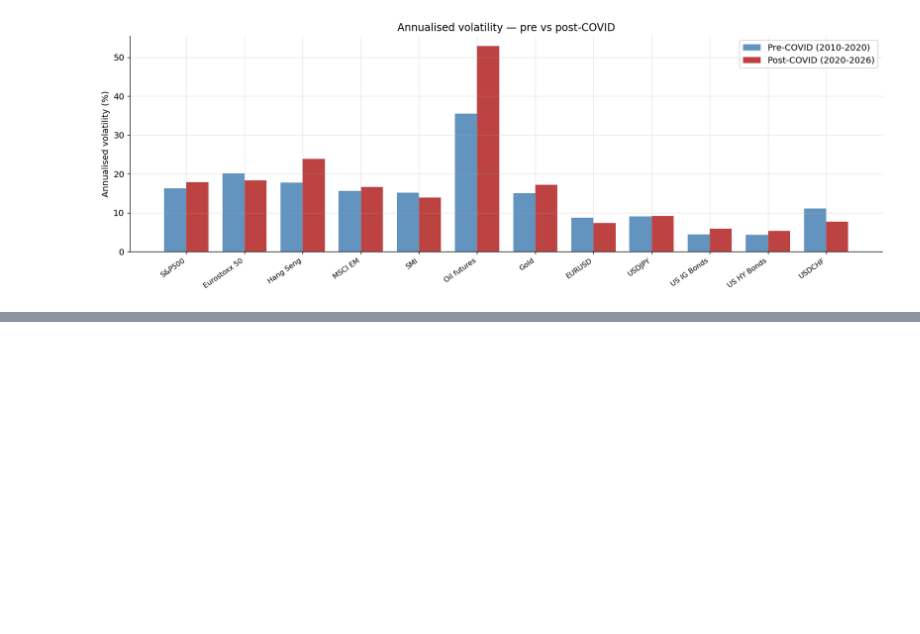
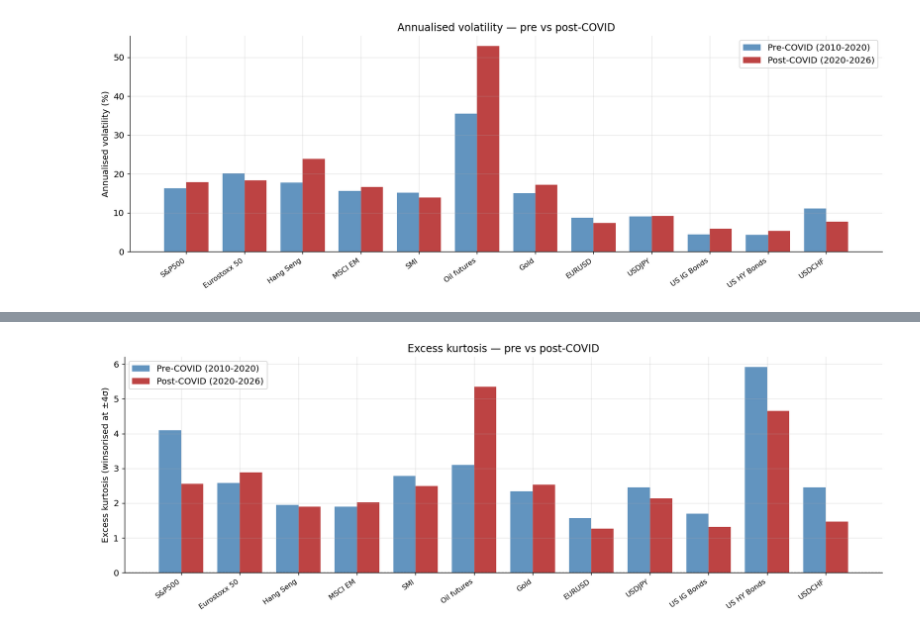
Before and after one commit to hatim8838/EMIF_PROJECT_2, a Jupyter notebook: HATIM_CODE.ipynb, the cells around one changed output, grey strips where cells are left out. Saved outputs shown, nothing was run; the diff lists cells and outputs as text; code cells hidden in the pictures; blank space fills up the shorter version.

```diff
--- a/HATIM_CODE.ipynb
+++ b/HATIM_CODE.ipynb
@@ -260,0 +351,37 @@ plt.show()
+# %%
+def winsorised_kurtosis(series, threshold=4):
+    mu      = series.mean()
+    sigma   = series.std()
+    clipped = series.clip(lower=mu - threshold * sigma,
+                          upper=mu + threshold * sigma)
+    return stats.kurtosis(clipped)
+
+kurt_pre  = ret_pre.apply(winsorised_kurtosis)
+kurt_post = ret_post.apply(winsorised_kurtosis)
+
+kurt_df = pd.DataFrame({
+    "Pre-COVID (2010-2020)" : kurt_pre,
+    "Post-COVID (2020-2026)": kurt_post
+})
+
+fig, ax = plt.subplots(figsize=(14, 5))
+x     = np.arange(len(kurt_df))
+width = 0.38
+
+ax.bar(x - width/2, kurt_df["Pre-COVID (2010-2020)"],  width,
+       label="Pre-COVID (2010-2020)",  color=COLORS["pre"],  alpha=0.85)
+ax.bar(x + width/2, kurt_df["Post-COVID (2020-2026)"], width,
+       label="Post-COVID (2020-2026)", color=COLORS["post"], alpha=0.85)
+ax.axhline(0, color="black", linewidth=0.8, linestyle="--")
+ax.set_xticks(x)
+ax.set_xticklabels(kurt_df.index, rotation=35, ha="right", fontsize=9)
+ax.set_ylabel("Excess kurtosis (winsorised at ±4σ)")
+ax.set_title("Excess kurtosis — pre vs post-COVID")
+ax.legend()
+plt.tight_layout()
+plt.savefig(FIG_DIR / "fig1_kurtosis.png", dpi=150, bbox_inches="tight")
+plt.show()
+
+kurt_df.round(3).to_csv(TAB_DIR / "tab1_kurtosis.csv")
+# %% [output]
+[figure, added]
```
Also changed, not shown: parts of 20 cells of this notebook, 15 other files.
